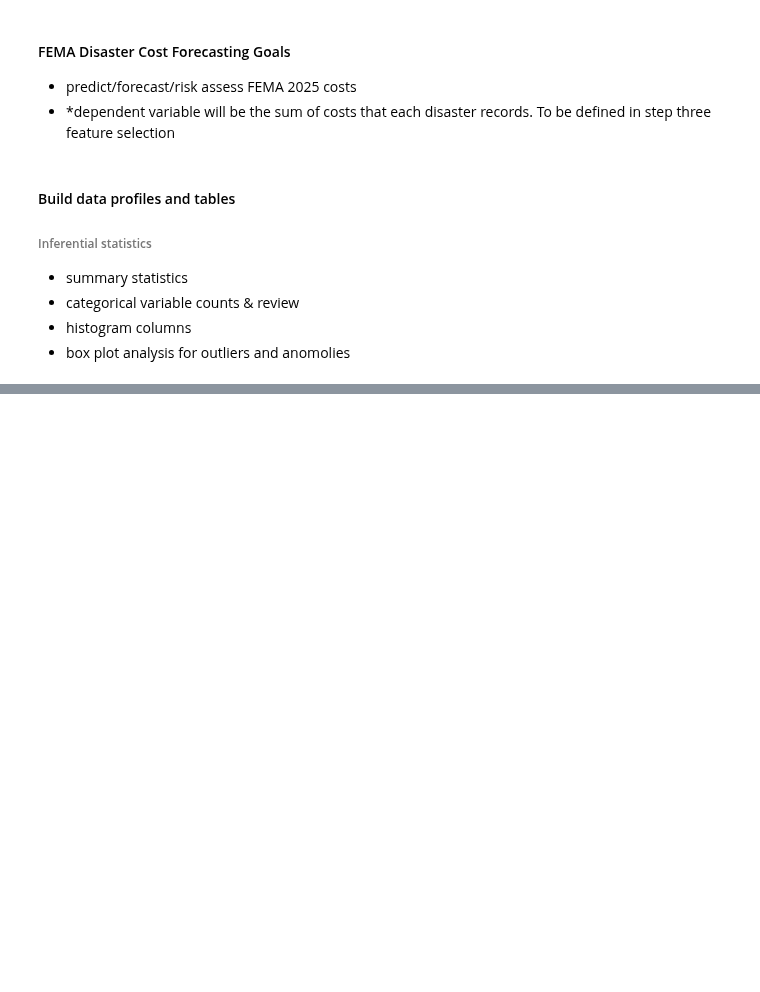
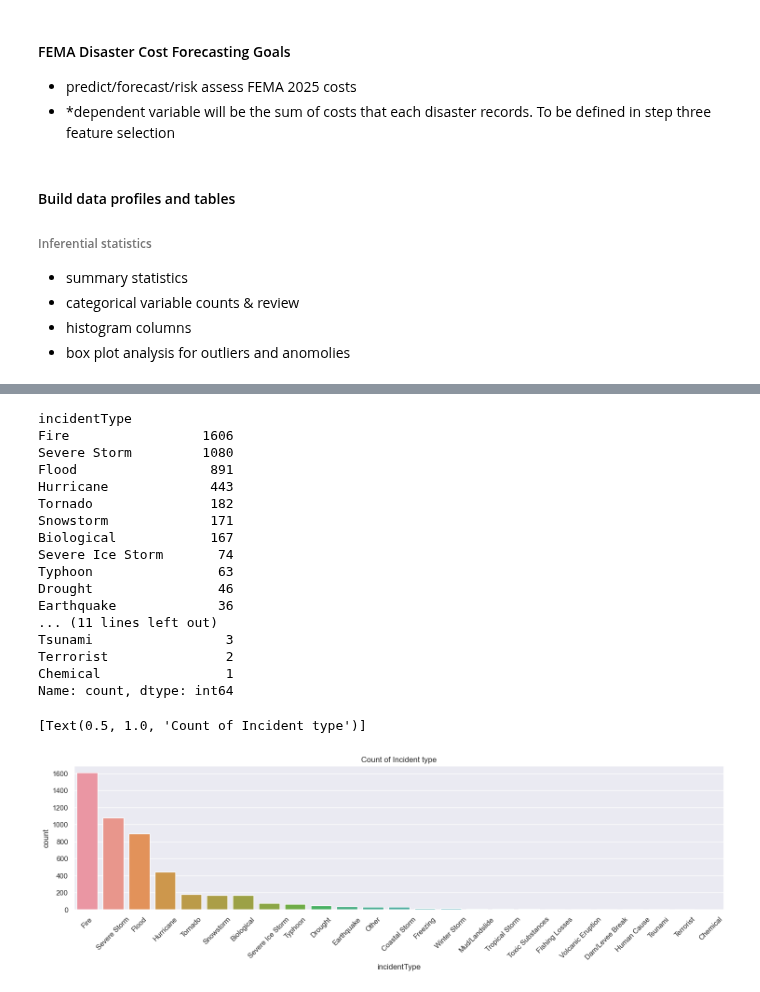
Before and after one commit to mdgarber/FEMADisasterCostForecasting, a Jupyter notebook: femadisastercostforecasting/notebooks/FEMA-EDA.ipynb, the cells around one changed output, grey strips where cells are left out. Cells and saved outputs as stored; diff of their text form; code cells hidden in the pictures; blank space fills up the shorter version.

```diff
--- a/femadisastercostforecasting/notebooks/FEMA-EDA.ipynb
+++ b/femadisastercostforecasting/notebooks/FEMA-EDA.ipynb
@@ -111,0 +92,30 @@ region
+# %%
+#categorical variable anaylsis
+#incident type
+print(femaDataClean.incidentType.value_counts())
+
+#count plot the states and their # of disasters
+## define figure size
+fig, ax = plt.subplots(figsize=(18, 4))
+ax.tick_params(axis='x', labelrotation=45) #nice diagonal x-axis labels
+sns.countplot(data = femaDataClean, x = 'incidentType', ax=ax, order=femaDataClean['incidentType'].value_counts().index).set(title='Count of Incident type')
+# %% [output]
+incidentType
+Fire                 1606
+Severe Storm         1080
+Flood                 891
+Hurricane             443
+Tornado               182
+Snowstorm             171
+Biological            167
+Severe Ice Storm       74
+Typhoon                63
+Drought                46
+Earthquake             36
+... (11 lines left out)
+Tsunami                 3
+Terrorist               2
+Chemical                1
+Name: count, dtype: int64
+[Text(0.5, 1.0, 'Count of Incident type')]
+[figure, added]
```
Also changed, not shown: parts of 8 cells of this notebook.
